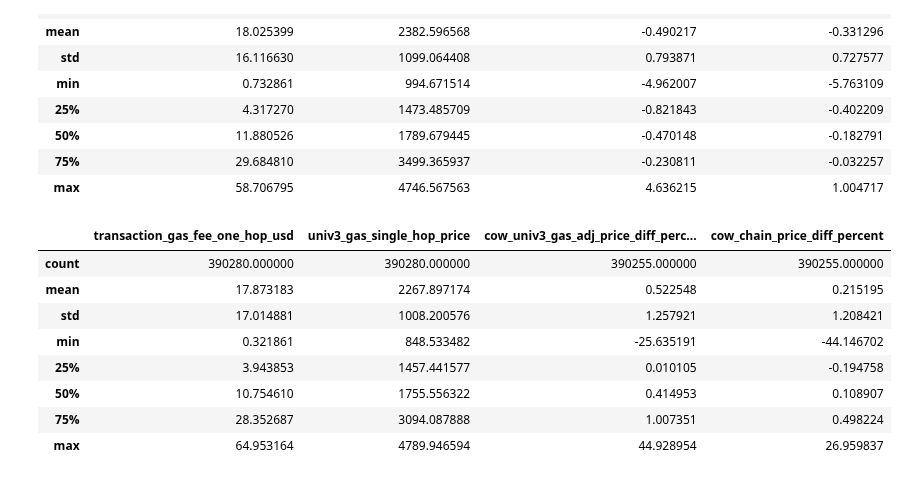
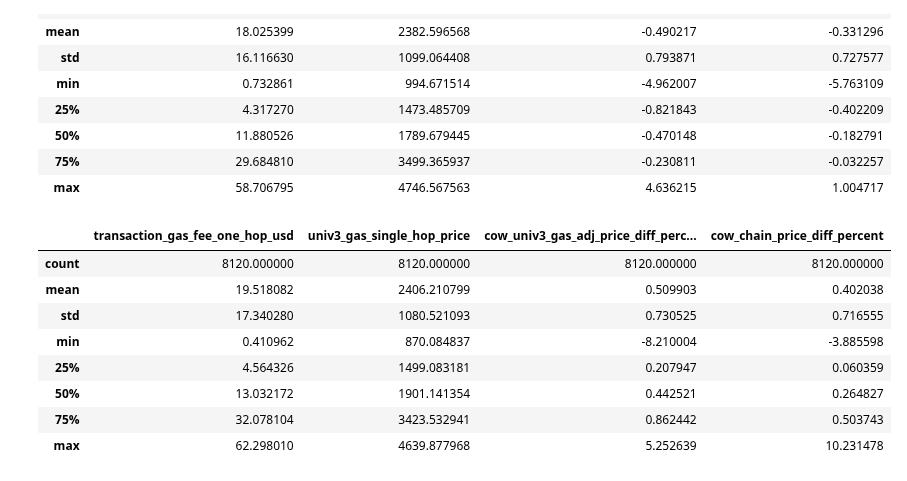
Before and after one commit to mohammed7s/Feedlot, a Jupyter notebook: pipeline/data_analysis.ipynb, the cells around one changed output. Saved outputs shown, nothing was run; the diff lists cells and outputs as text; code cells hidden in the pictures.

```diff
--- a/pipeline/data_analysis.ipynb
+++ b/pipeline/data_analysis.ipynb
@@ -139,11 +159,15 @@ print(sell_WETH_df.shape)
 # %%
 # single hop gas adjusted prices
-buy_WETH_df.loc[:, 'univ3_gas_single_hop_price'] = buy_WETH_df.loc[:, 'univ3_price'] + buy_WETH_df.loc[:, 'transaction_gas_fee_one_hop_usd']
-sell_WETH_df.loc[:, 'univ3_gas_single_hop_price'] = sell_WETH_df.loc[:, 'univ3_price'] - sell_WETH_df.loc[:, 'transaction_gas_fee_one_hop_usd']
+buy_buy_WETH_df.loc[:, 'univ3_gas_single_hop_price'] = buy_buy_WETH_df.loc[:, 'univ3_price'] + buy_buy_WETH_df.loc[:, 'transaction_gas_fee_one_hop_usd']
+sell_sell_WETH_df.loc[:, 'univ3_gas_single_hop_price'] = sell_sell_WETH_df.loc[:, 'univ3_price'] - sell_sell_WETH_df.loc[:, 'transaction_gas_fee_one_hop_usd']
+buy_sell_WETH_df.loc[:, 'univ3_gas_single_hop_price'] = buy_sell_WETH_df.loc[:, 'univ3_price'] - buy_sell_WETH_df.loc[:, 'transaction_gas_fee_one_hop_usd']
+sell_buy_WETH_df.loc[:, 'univ3_gas_single_hop_price'] = sell_buy_WETH_df.loc[:, 'univ3_price'] + sell_buy_WETH_df.loc[:, 'transaction_gas_fee_one_hop_usd']
 
 # add new price values that add the gas cost
-buy_WETH_df.loc[:, 'univ3_gas_median_price'] = buy_WETH_df.loc[:, 'univ3_price'] + buy_WETH_df.loc[:, 'transaction_gas_fee_median_usd']
-sell_WETH_df.loc[:, 'univ3_gas_median_price'] = sell_WETH_df.loc[:, 'univ3_price'] - sell_WETH_df.loc[:, 'transaction_gas_fee_median_usd']
+buy_buy_WETH_df.loc[:, 'univ3_gas_median_price'] = buy_buy_WETH_df.loc[:, 'univ3_price'] + buy_buy_WETH_df.loc[:, 'transaction_gas_fee_median_usd']
+sell_sell_WETH_df.loc[:, 'univ3_gas_median_price'] = sell_sell_WETH_df.loc[:, 'univ3_price'] - sell_sell_WETH_df.loc[:, 'transaction_gas_fee_median_usd']
+buy_sell_WETH_df.loc[:, 'univ3_gas_median_price'] = buy_sell_WETH_df.loc[:, 'univ3_price'] - buy_sell_WETH_df.loc[:, 'transaction_gas_fee_median_usd']
+sell_buy_WETH_df.loc[:, 'univ3_gas_median_price'] = sell_buy_WETH_df.loc[:, 'univ3_price'] + sell_buy_WETH_df.loc[:, 'transaction_gas_fee_median_usd']
 # %% [output]
 A value is trying to be set on a copy of a slice from a DataFrame.
 Try using .loc[row_indexer,col_indexer] = value instead
@@ -168,7 +189,9 @@ See the caveats in the documentation: https://pandas.pydata.org/pandas-docs/stab
 # %%
 # convert index to datetime format
-sell_WETH_df.loc[:, 'timestamp'] = pd.to_datetime(sell_WETH_df.timestamp, utc=True, unit='s')
-buy_WETH_df.loc[:, 'timestamp'] = pd.to_datetime(buy_WETH_df.timestamp, utc=True, unit='s')
+sell_sell_WETH_df.loc[:, 'timestamp'] = pd.to_datetime(sell_sell_WETH_df.timestamp, utc=True, unit='s')
+buy_buy_WETH_df.loc[:, 'timestamp'] = pd.to_datetime(buy_buy_WETH_df.timestamp, utc=True, unit='s')
+buy_sell_WETH_df.loc[:, 'timestamp'] = pd.to_datetime(buy_sell_WETH_df.timestamp, utc=True, unit='s')
+sell_buy_WETH_df.loc[:, 'timestamp'] = pd.to_datetime(sell_buy_WETH_df.timestamp, utc=True, unit='s')
 # %% [output]
 A value is trying to be set on a copy of a slice from a DataFrame.
 Try using .loc[row_indexer,col_indexer] = value instead
@@ -258,7 +344,7 @@ See the caveats in the documentation: https://pandas.pydata.org/pandas-docs/stab
 # %%
-# get the price price difference percent between cow and univ3 gas adjusted price in sell_WETH_df
-sell_WETH_df['cow_univ3_gas_adj_price_diff_percent_single'] = (sell_WETH_df['cow_price'] - sell_WETH_df['univ3_gas_single_hop_price']) / sell_WETH_df['cow_price'] * 100
-sell_WETH_df['cow_univ3_gas_adj_price_diff_percent_median'] = (sell_WETH_df['cow_price'] - sell_WETH_df['univ3_gas_median_price']) / sell_WETH_df['cow_price'] * 100
+# get the price price difference percent between cow and univ3 gas adjusted price in sell_sell_WETH_df
+sell_sell_WETH_df['cow_univ3_gas_adj_price_diff_percent_single'] = (sell_sell_WETH_df['cow_price'] - sell_sell_WETH_df['univ3_gas_single_hop_price']) / sell_sell_WETH_df['cow_price'] * 100
+sell_sell_WETH_df['cow_univ3_gas_adj_price_diff_percent_median'] = (sell_sell_WETH_df['cow_price'] - sell_sell_WETH_df['univ3_gas_median_price']) / sell_sell_WETH_df['cow_price'] * 100
 # %% [output]
 A value is trying to be set on a copy of a slice from a DataFrame.
 Try using .loc[row_indexer,col_indexer] = value instead
@@ -273,7 +359,7 @@ See the caveats in the documentation: https://pandas.pydata.org/pandas-docs/stab
 # %%
 # calculate mean deviation between cow and chain prices for each row
-sell_WETH_df['cow_chain_price_diff_percent'] = (sell_WETH_df['chain_price'] - sell_WETH_df['cow_price']) / sell_WETH_df['cow_price'] * 100
-buy_WETH_df['cow_chain_price_diff_percent'] = (buy_WETH_df['chain_price'] - buy_WETH_df['cow_price']) / buy_WETH_df['cow_price'] * 100
+sell_sell_WETH_df['cow_chain_price_diff_percent'] = (sell_sell_WETH_df['chain_price'] - sell_sell_WETH_df['cow_price']) / sell_sell_WETH_df['cow_price'] * 100
+buy_buy_WETH_df['cow_chain_price_diff_percent'] = (buy_buy_WETH_df['chain_price'] - buy_buy_WETH_df['cow_price']) / buy_buy_WETH_df['cow_price'] * 100
 # %% [output]
 A value is trying to be set on a copy of a slice from a DataFrame.
 Try using .loc[row_indexer,col_indexer] = value instead
@@ -362,14 +449,14 @@ buy_WETH_df[['transaction_gas_fee_one_hop_usd', 'univ3_gas_single_hop_price', 'c
 | 75% | 29.684810 | 3499.365937 | -0.230811 | -0.032257 |
 | max | 58.706795 | 4746.567563 | 4.636215 | 1.004717 |
 # %%
-sell_WETH_df[['transaction_gas_fee_one_hop_usd', 'univ3_gas_single_hop_price', 'cow_univ3_gas_adj_price_diff_percent_single', 'cow_chain_price_diff_percent']].describe()
+sell_sell_WETH_df[['transaction_gas_fee_one_hop_usd', 'univ3_gas_single_hop_price', 'cow_univ3_gas_adj_price_diff_percent_single', 'cow_chain_price_diff_percent']].describe()
 # %% [output]
 |  | transaction_gas_fee_one_hop_usd | univ3_gas_single_hop_price | cow_univ3_gas_adj_price_diff_perc... | cow_chain_price_diff_percent |
-| count | 390280.000000 | 390280.000000 | 390255.000000 | 390255.000000 |
-| mean | 17.873183 | 2267.897174 | 0.522548 | 0.215195 |
-| std | 17.014881 | 1008.200576 | 1.257921 | 1.208421 |
-| min | 0.321861 | 848.533482 | -25.635191 | -44.146702 |
-| 25% | 3.943853 | 1457.441577 | 0.010105 | -0.194758 |
-| 50% | 10.754610 | 1755.556322 | 0.414953 | 0.108907 |
-| 75% | 28.352687 | 3094.087888 | 1.007351 | 0.498224 |
-| max | 64.953164 | 4789.946594 | 44.928954 | 26.959837 |
+| count | 8120.000000 | 8120.000000 | 8120.000000 | 8120.000000 |
+| mean | 19.518082 | 2406.210799 | 0.509903 | 0.402038 |
+| std | 17.340280 | 1080.521093 | 0.730525 | 0.716555 |
+| min | 0.410962 | 870.084837 | -8.210004 | -3.885598 |
+| 25% | 4.564326 | 1499.083181 | 0.207947 | 0.060359 |
+| 50% | 13.032172 | 1901.141354 | 0.442521 | 0.264827 |
+| 75% | 32.078104 | 3423.532941 | 0.862442 | 0.503743 |
+| max | 62.298010 | 4639.877968 | 5.252639 | 10.231478 |
```
Also changed, not shown: parts of 27 cells of this notebook, 9 other files.
